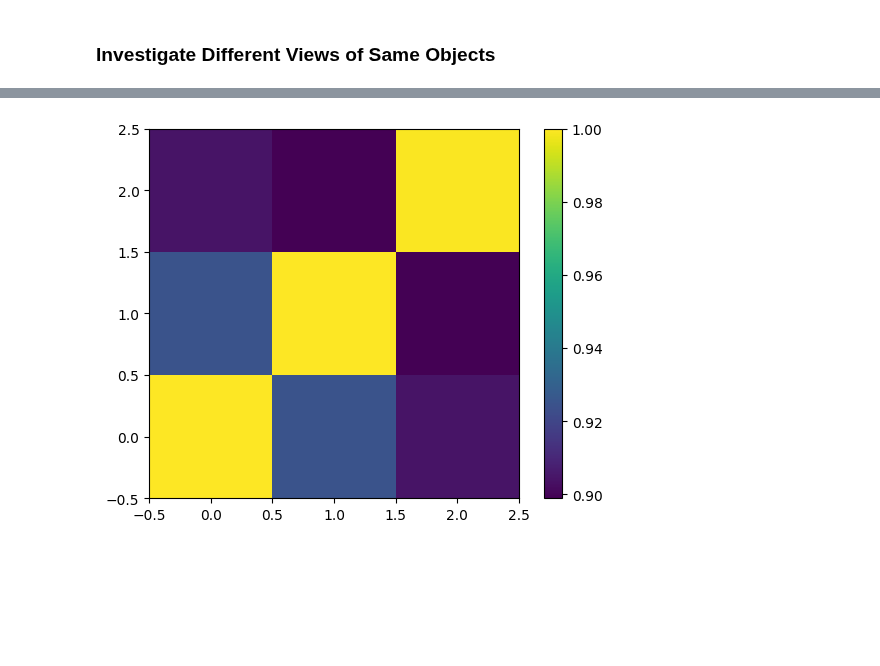
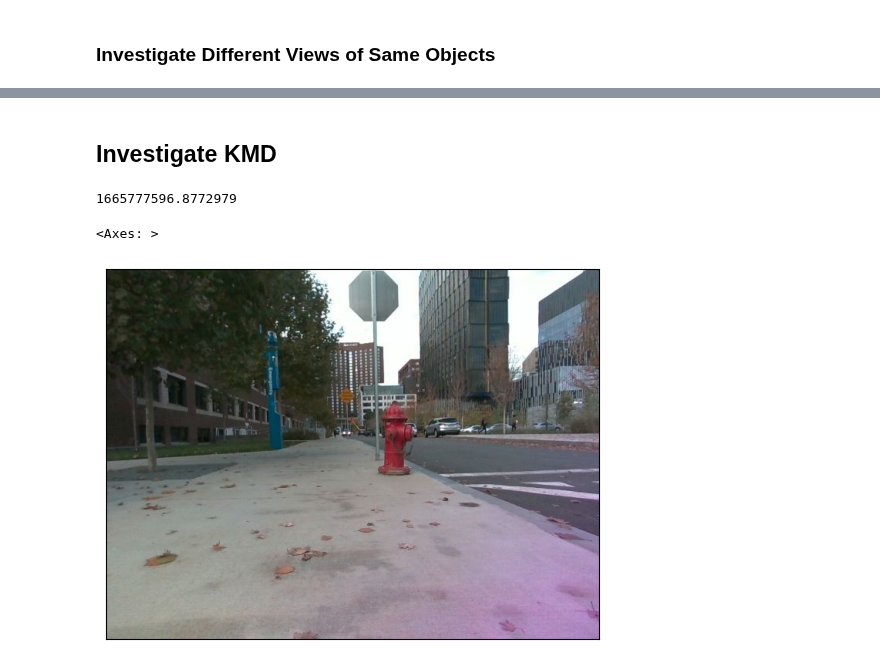
Before and after one commit to mit-acl/roman, a Jupyter notebook: notebooks/24_clip_bbox_investigation.ipynb, the cells around one changed output, grey strips where cells are left out. Saved outputs shown, nothing was run; the diff lists cells and outputs as text; code cells hidden in the pictures; blank space fills up the shorter version.

Commit message:
Investigate clip embeddings.

```diff
--- a/notebooks/24_clip_bbox_investigation.ipynb
+++ b/notebooks/24_clip_bbox_investigation.ipynb
@@ -131,7 +108,7 @@ for i in range(len(cone_embeddings)):
 # %%
-plt.close()
-plt.imshow(M, vmin=M.min(), vmax=M.max(), interpolation='nearest', origin='lower')
-plt.colorbar()
-plt.show()
+# plt.close()
+# plt.imshow(M, vmin=M.min(), vmax=M.max(), interpolation='nearest', origin='lower')
+# plt.colorbar()
+# plt.show()
-# %% [output]
-[figure, removed]
+# %% [markdown]
+## Investigate KMD ##
@@ -137,0 +118,20 @@ plt.show()
+# %%
+img_data = ImgData.from_bag(
+    path="/home/lucas/Workspace/sparse_mapping/kimera_multi_data/bags/sparkal1.bag",
+    topic="/sparkal1/forward/color/image_raw/compressed",
+    compressed=True
+)
+pose_data = PoseData.from_csv(
+    path="/home/lucas/Workspace/sparse_mapping/kimera_multi_data/gt/sparkal1.csv",
+    csv_options=params['pose_data']['csv_options']
+)
+# %%
+img_data.t0
+# %% [output]
+1665777596.8772979
+# %%
+t = img_data.t0 + 250 + 369
+img_data.show(t)
+# %% [output]
+<Axes: >
+[figure, added]
```
Also changed, not shown: parts of 31 cells of this notebook, 5 other files.
